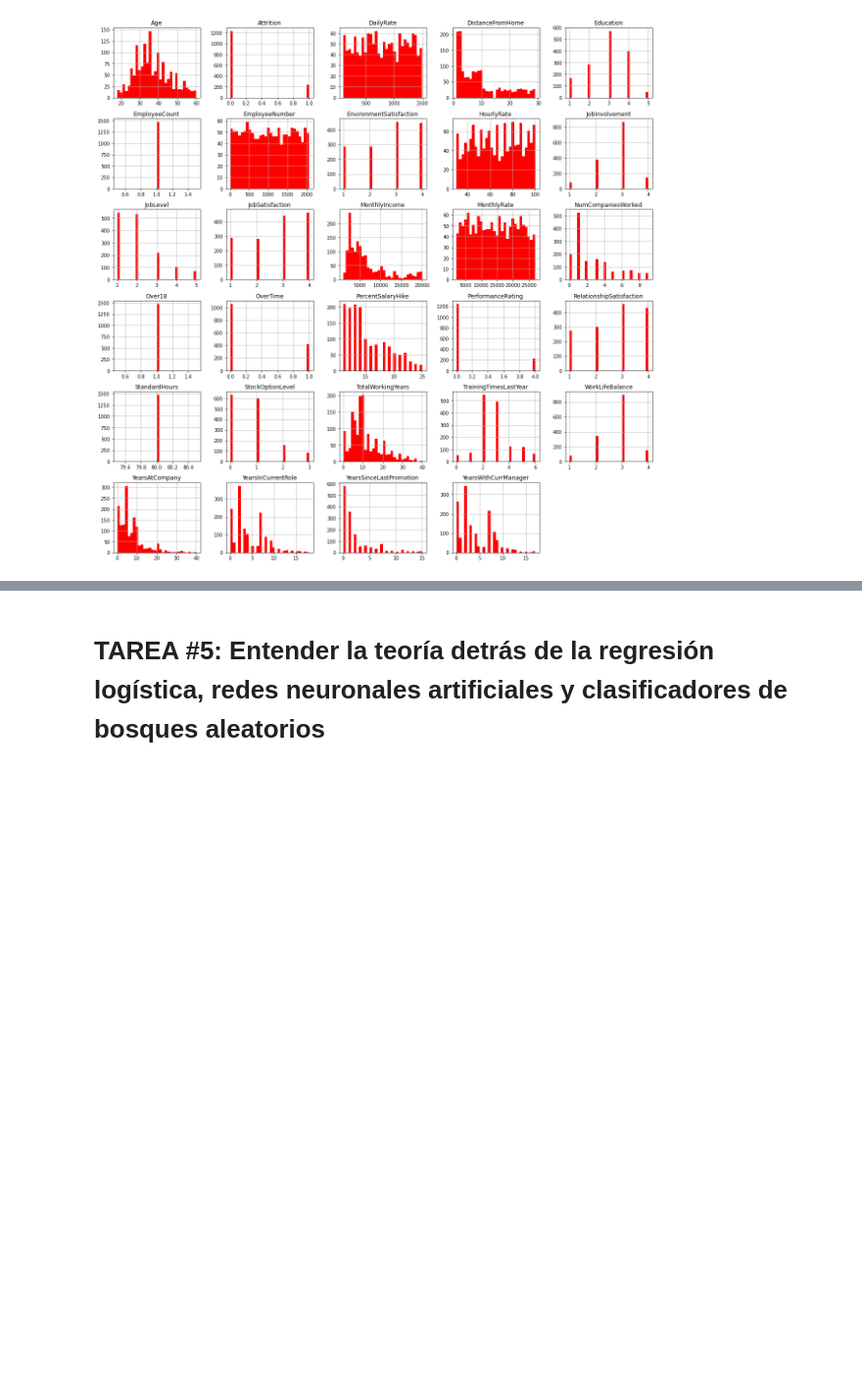
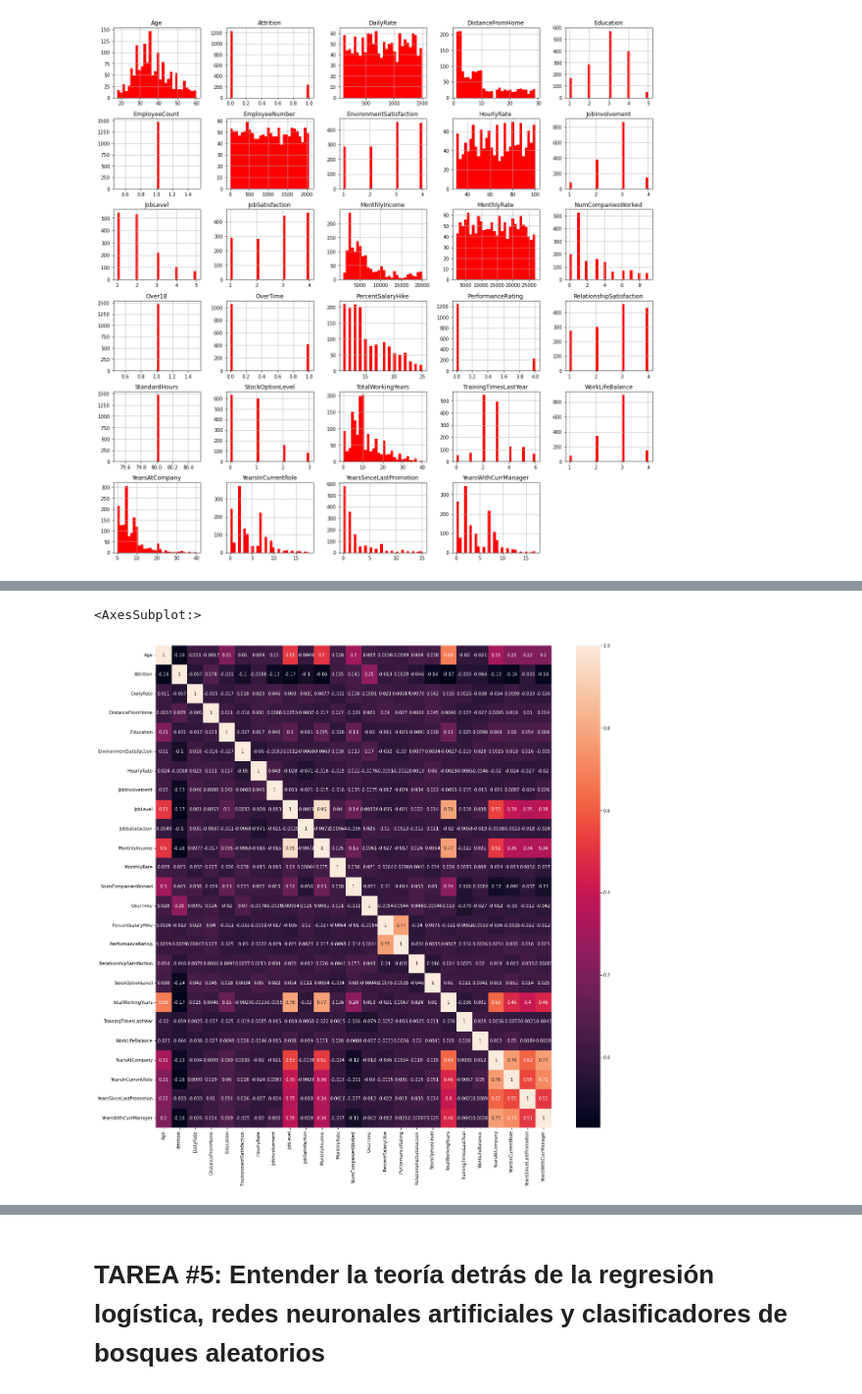
Before and after one commit to DianaOrihuela/Departamento_RH, a Jupyter notebook: Proyecto_RH.ipynb, the cells around one changed output, grey strips where cells are left out. Shown: that part at 98% size. Saved outputs shown, nothing was run; the diff lists cells and outputs as text; code cells hidden in the pictures; blank space fills up the shorter version.

```diff
--- a/Proyecto_RH.ipynb
+++ b/Proyecto_RH.ipynb
@@ -133,3 +133,10 @@ array([[<AxesSubplot:title={'center':'Age'}>,
         <AxesSubplot:title={'center':'YearsWithCurrManager'}>,
         <AxesSubplot:>]], dtype=object)
 [figure]
+# %%
+# Me puedo deshacer de las columnas constantes o que son irrelevantes para el analisis porque no me aportan nada al modelo
+# Tiene sentido deshacerse de 'EmployeeCount', 'Standardhours' y 'Over18' ya que son campos que no cambia de un empleado a otro
+# Eliminamos 'EmployeeNumber' también
+# Con axis = 1 eliminamos las columnas enteras
+# Con implace hara el cambio de memoria en el data frame
+employee_df.drop(['EmployeeCount', 'StandardHours', 'Over18', 'EmployeeNumber'], axis = 1 , inplace = True )
@@ -136 +212,14 @@ array([[<AxesSubplot:title={'center':'Age'}>,
+# %%
+correlations = employee_df.corr() #La mejor manera de ver una matriz de correlacion es con un mapa de calor
+# creamos la figura
+# f es para la figuara
+# y ax para el axis
+f, ax = plt.subplots(figsize = (20, 20))
+sns.heatmap(correlations, annot = True)
+# Job level está altamente correlacionado con el número total de horas de trabajo
+# Monthly income está altamente orrelacionado con Job level
+# Monthly income está altamnete correlacionado con el número total de horas de trabajo.
+# %% [output]
+<AxesSubplot:>
+[figure, added]
 # %% [markdown]
```
Also changed, not shown: parts of 6 cells of this notebook, 1 other file.
